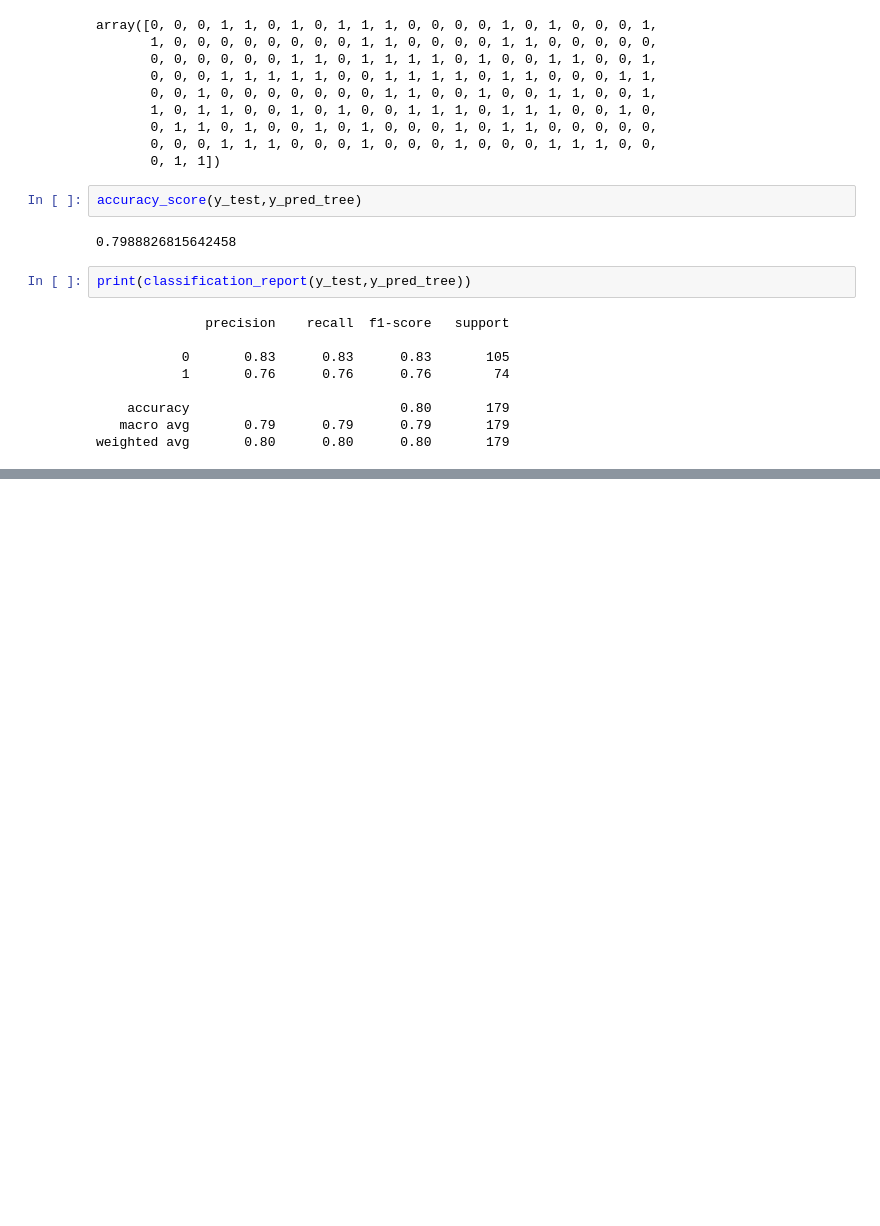
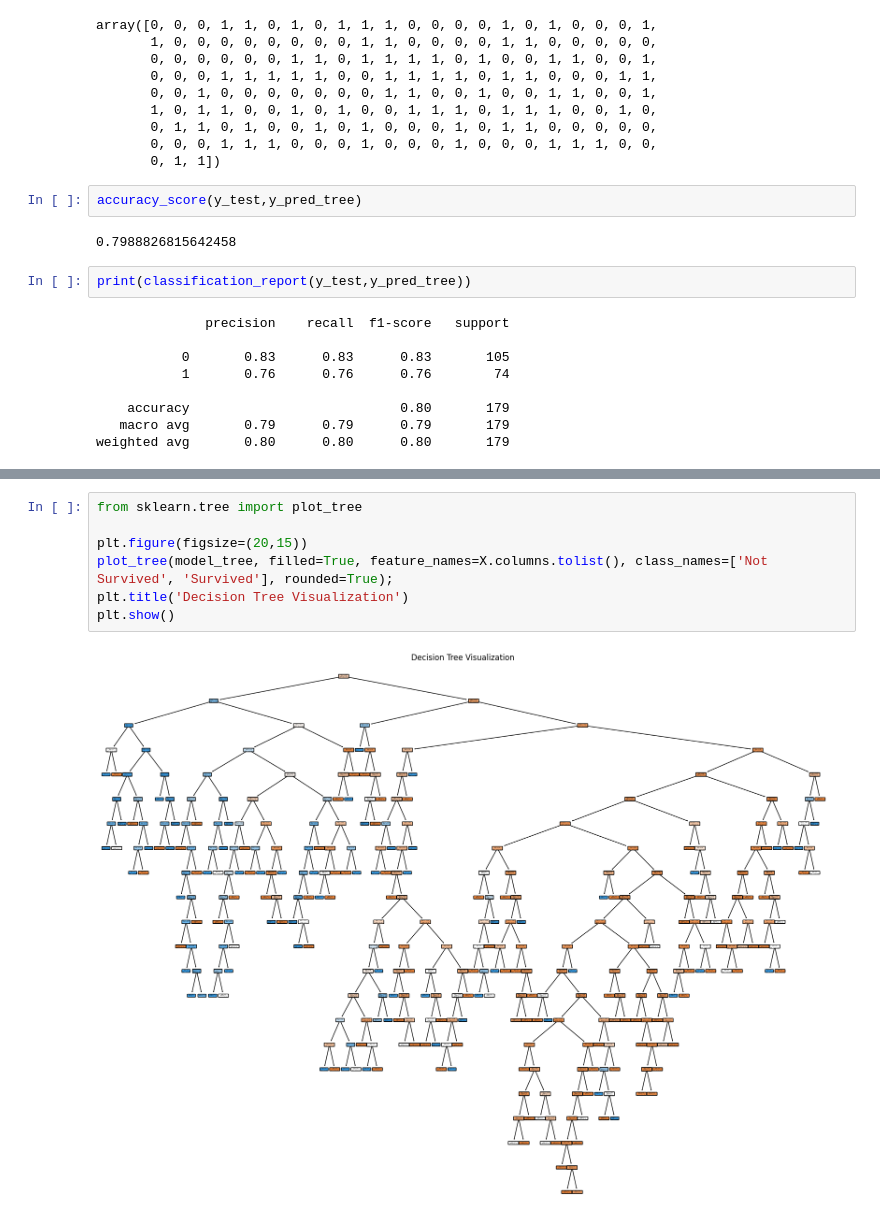
Before and after one commit to abdulrafaykhan11/titanic-survival-ml, a Jupyter notebook: titanic_loss.ipynb, the cells around one changed output, grey strips where cells are left out. Saved outputs shown, nothing was run; the diff lists cells and outputs as text; blank space fills up the shorter version.

Commit message:
diagramtically shows decision tree

```diff
--- a/titanic_loss.ipynb
+++ b/titanic_loss.ipynb
@@ -365,0 +370,9 @@ weighted avg       0.80      0.80      0.80       179
+# %%
+from sklearn.tree import plot_tree
+
+plt.figure(figsize=(20,15))
+plot_tree(model_tree, filled=True, feature_names=X.columns.tolist(), class_names=['Not Survived', 'Survived'], rounded=True);
+plt.title('Decision Tree Visualization')
+plt.show()
+# %% [output]
+[figure, added]
```
Also changed, not shown: parts of 1 cell of this notebook.
